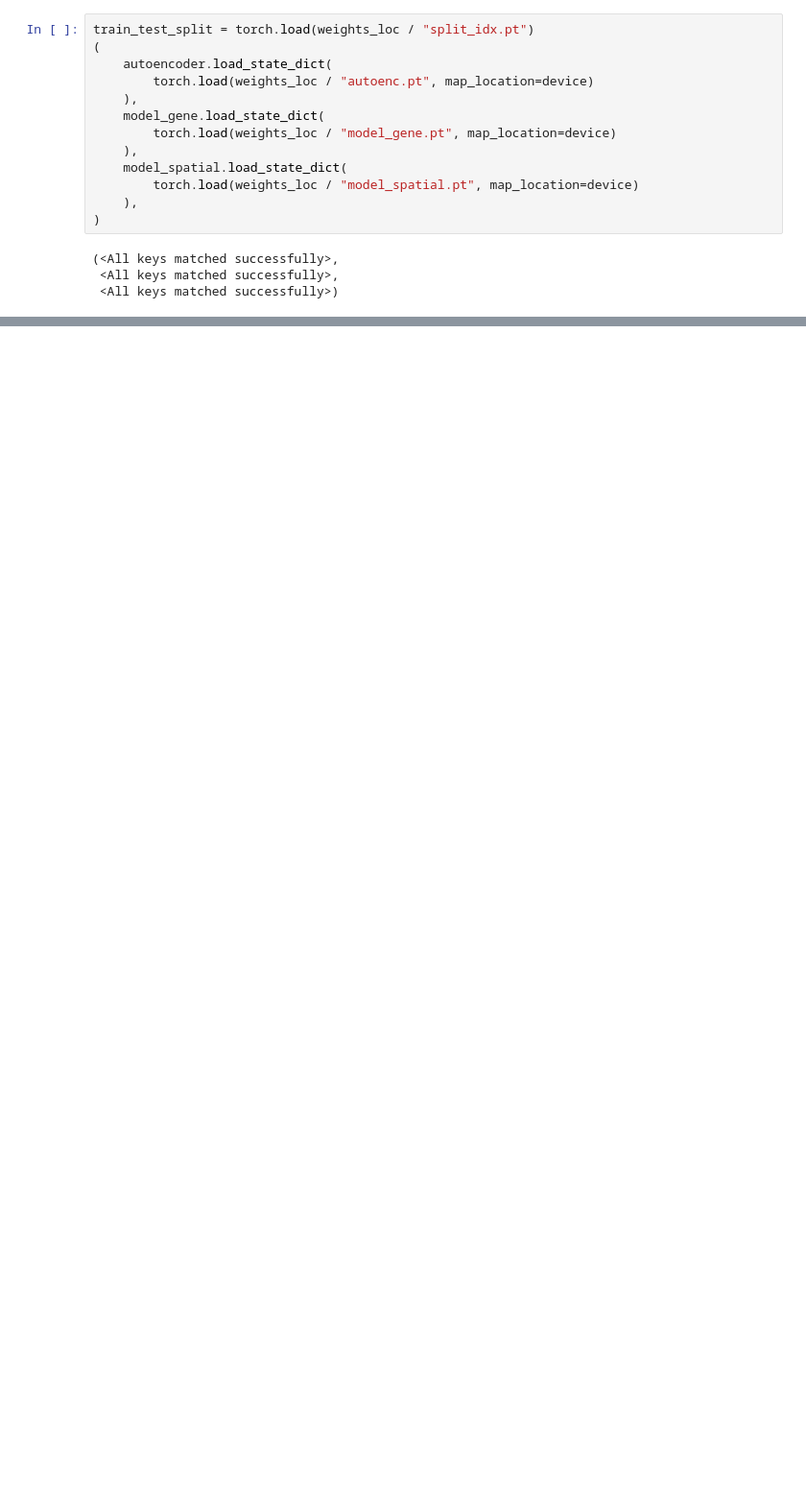
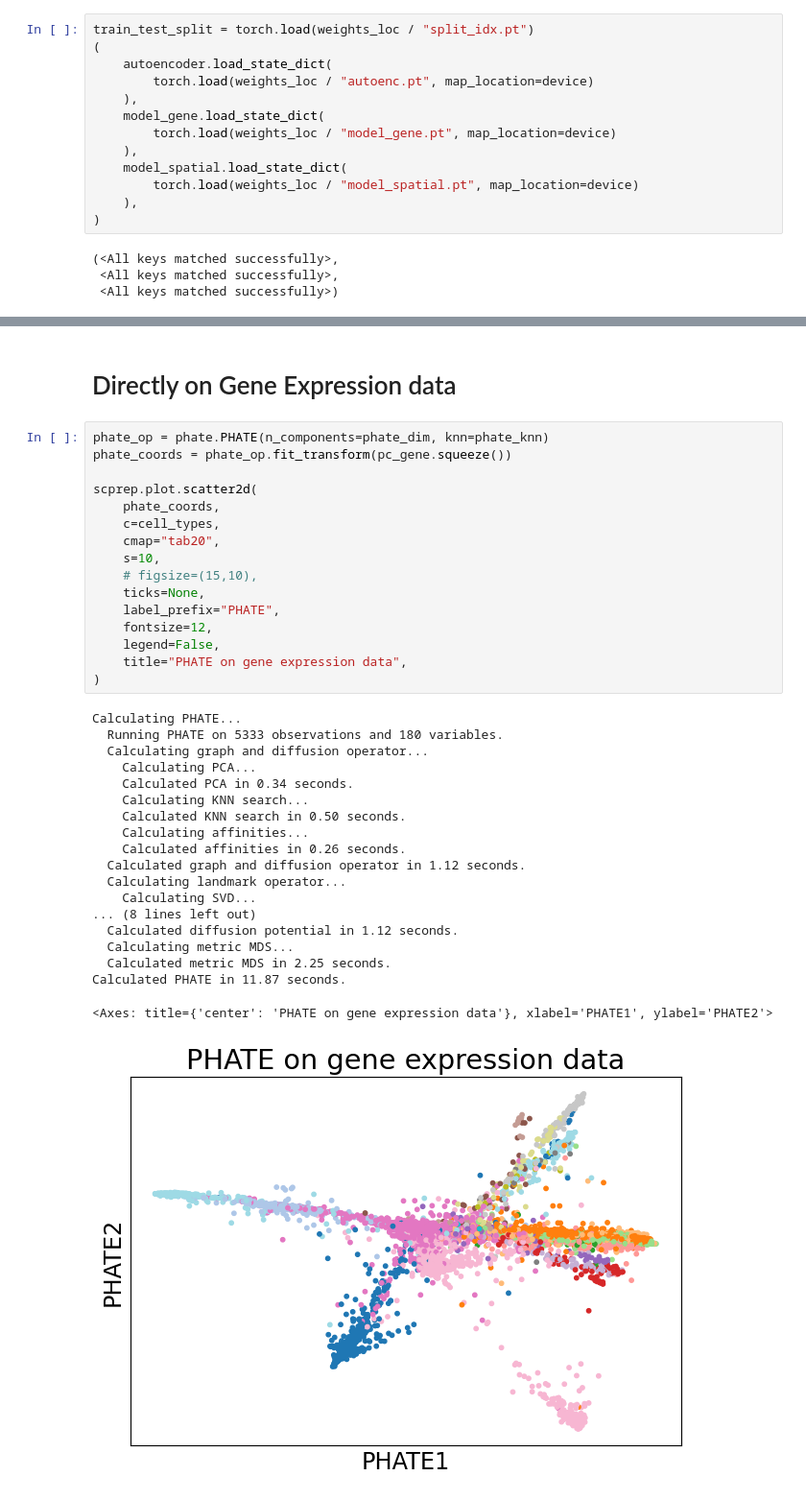
Before and after one commit to KrishnaswamyLab/HiPoNet, a Jupyter notebook: node_embedding_visualization.ipynb, the cells around one changed output, grey strips where cells are left out. Shown at 96% size. Cells and saved outputs as stored; diff of their text form; blank space fills up the shorter version.

```diff
--- a/node_embedding_visualization.ipynb
+++ b/node_embedding_visualization.ipynb
@@ -88,0 +154,38 @@ ModuleNotFoundError: No module named 'phate'
+# %% [markdown]
+# Directly on Gene Expression data
+# %%
+phate_op = phate.PHATE(n_components=phate_dim, knn=phate_knn)
+phate_coords = phate_op.fit_transform(pc_gene.squeeze())
+
+scprep.plot.scatter2d(
+    phate_coords,
+    c=cell_types,
+    cmap="tab20",
+    s=10,
+    # figsize=(15,10),
+    ticks=None,
+    label_prefix="PHATE",
+    fontsize=12,
+    legend=False,
+    title="PHATE on gene expression data",
+)
+# %% [output]
+Calculating PHATE...
+  Running PHATE on 5333 observations and 180 variables.
+  Calculating graph and diffusion operator...
+    Calculating PCA...
+    Calculated PCA in 0.34 seconds.
+    Calculating KNN search...
+    Calculated KNN search in 0.50 seconds.
+    Calculating affinities...
+    Calculated affinities in 0.26 seconds.
+  Calculated graph and diffusion operator in 1.12 seconds.
+  Calculating landmark operator...
+    Calculating SVD...
+... (8 lines left out)
+  Calculated diffusion potential in 1.12 seconds.
+  Calculating metric MDS...
+  Calculated metric MDS in 2.25 seconds.
+Calculated PHATE in 11.87 seconds.
+<Axes: title={'center': 'PHATE on gene expression data'}, xlabel='PHATE1', ylabel='PHATE2'>
+[figure, added]
```
Also changed, not shown: parts of 12 cells of this notebook.
